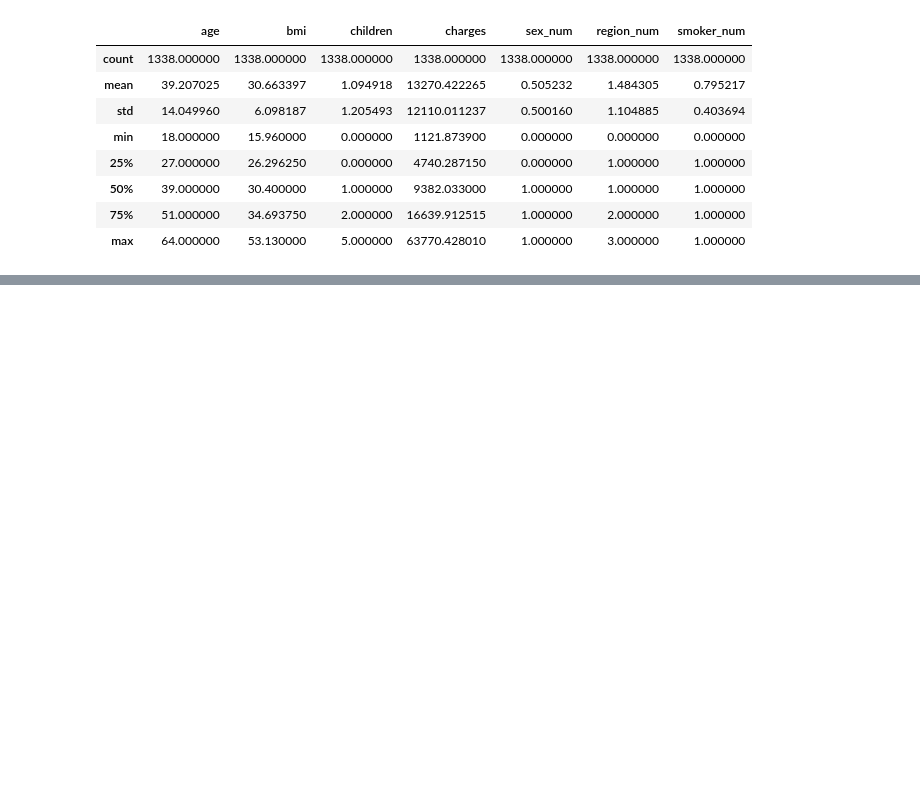
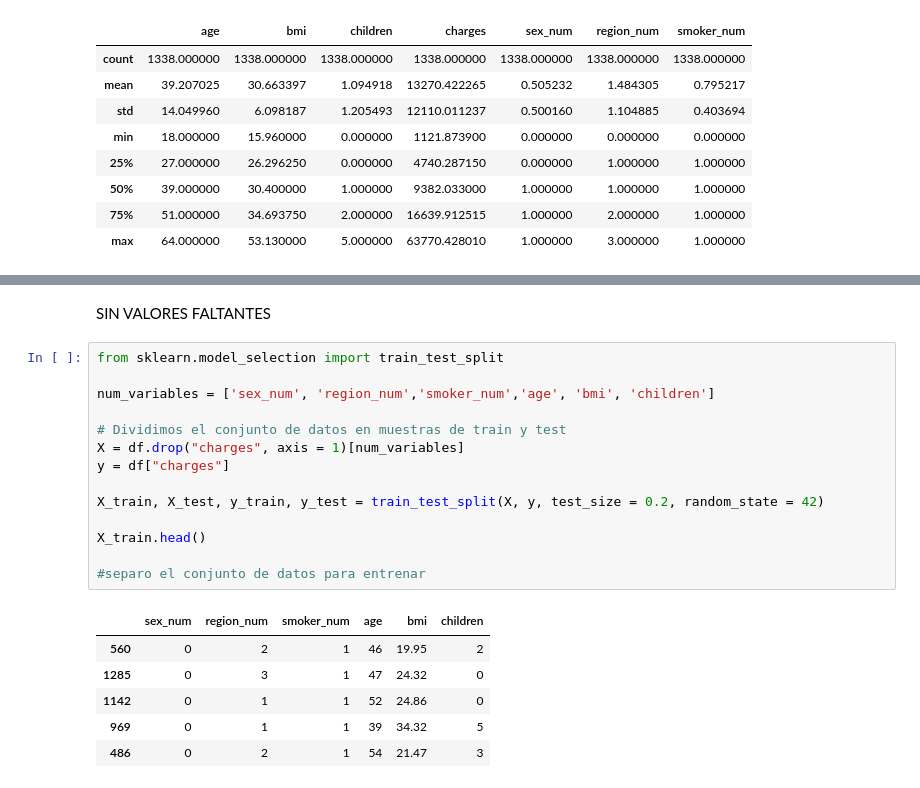
Before and after one commit to Valenfrc/regresi-n_lineal, a Jupyter notebook: src/explore.ipynb, the cells around one changed output, grey strips where cells are left out. Cells and saved outputs as stored; diff of their text form; blank space fills up the shorter version.

```diff
--- a/src/explore.ipynb
+++ b/src/explore.ipynb
@@ -283,0 +375,23 @@ plt.show()
+# %% [markdown]
+SIN VALORES FALTANTES
+# %%
+from sklearn.model_selection import train_test_split
+
+num_variables = ['sex_num', 'region_num','smoker_num','age', 'bmi', 'children']
+
+# Dividimos el conjunto de datos en muestras de train y test
+X = df.drop("charges", axis = 1)[num_variables]
+y = df["charges"]
+
+X_train, X_test, y_train, y_test = train_test_split(X, y, test_size = 0.2, random_state = 42)
+
+X_train.head()
+
+#separo el conjunto de datos para entrenar
+# %% [output]
+|  | sex_num | region_num | smoker_num | age | bmi | children |
+| 560 | 0 | 2 | 1 | 46 | 19.95 | 2 |
+| 1285 | 0 | 3 | 1 | 47 | 24.32 | 0 |
+| 1142 | 0 | 1 | 1 | 52 | 24.86 | 0 |
+| 969 | 0 | 1 | 1 | 39 | 34.32 | 5 |
+| 486 | 0 | 2 | 1 | 54 | 21.47 | 3 |
```
Also changed, not shown: parts of 11 cells of this notebook, 2 other files.
